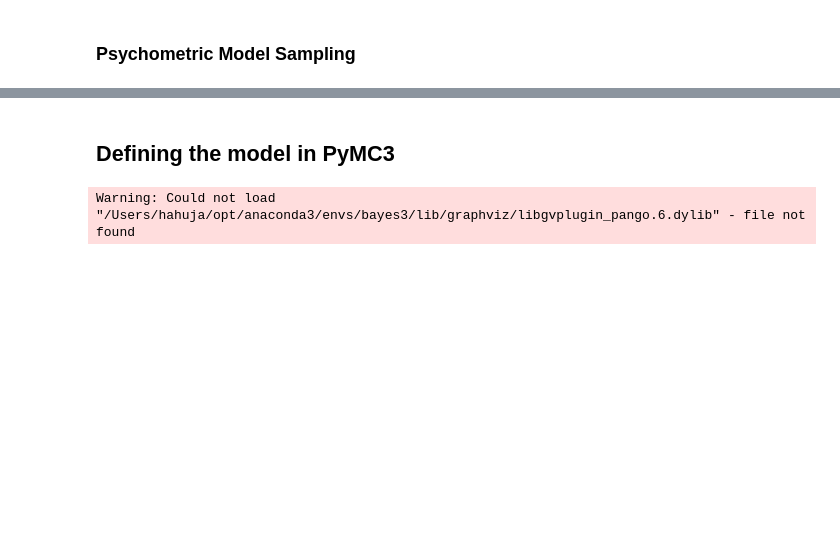
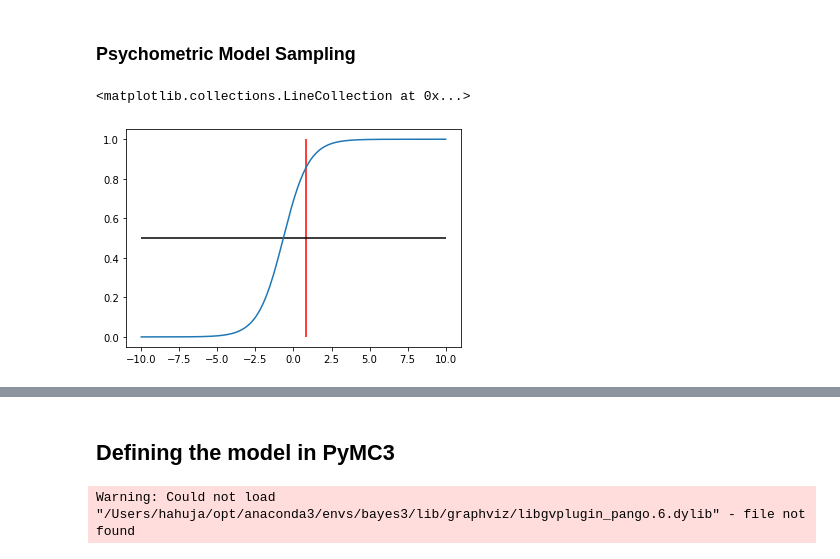
Before and after one commit to haefnerlab/confirmation-bias, a Jupyter notebook: +Dsc/Psychometric Model.ipynb, the cells around one changed output, grey strips where cells are left out. Cells and saved outputs as stored; diff of their text form; code cells hidden in the pictures; blank space fills up the shorter version.

```diff
--- a/+Dsc/Psychometric Model.ipynb
+++ b/+Dsc/Psychometric Model.ipynb
@@ -23,6 +24,15 @@ p_true = (1/(1 + np.exp(-(bias+true_params[0]*(x-x_center)) )))
 np.random.seed(1234)
 choices = (np.random.uniform(size=[N, np.size(p_true)]) < p_true).T * 1
 observed_choices = np.sum(choices, 1)
+# %%
+t = np.linspace(-10, 10, 200)
+
+plt.plot(t, plogistic(true_params, t, x_center))
+plt.vlines(true_params[1], 0, 1, colors='r')
+plt.hlines(.5, -10, 10)
+# %% [output]
+<matplotlib.collections.LineCollection at 0x...>
+[figure, added]
 # %%
 observed_choices, p_true
 # %% [output]
```
Also changed, not shown: parts of 22 cells of this notebook, 3 other files.
